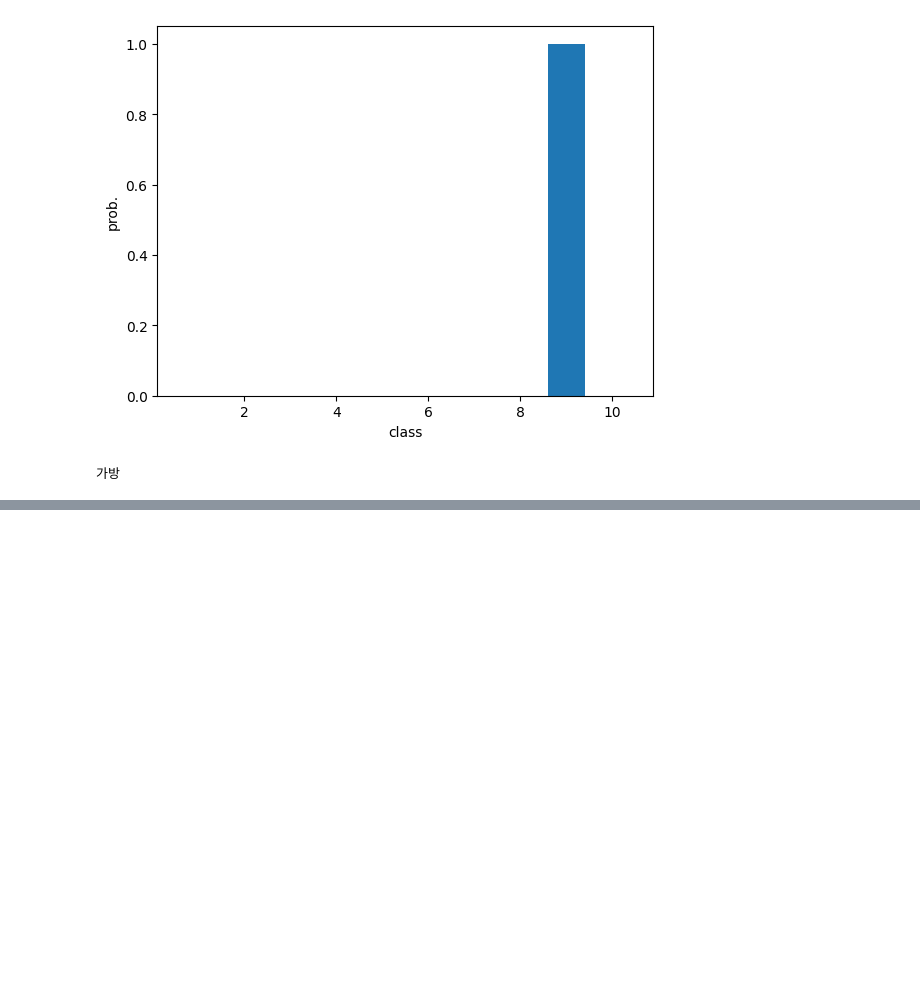
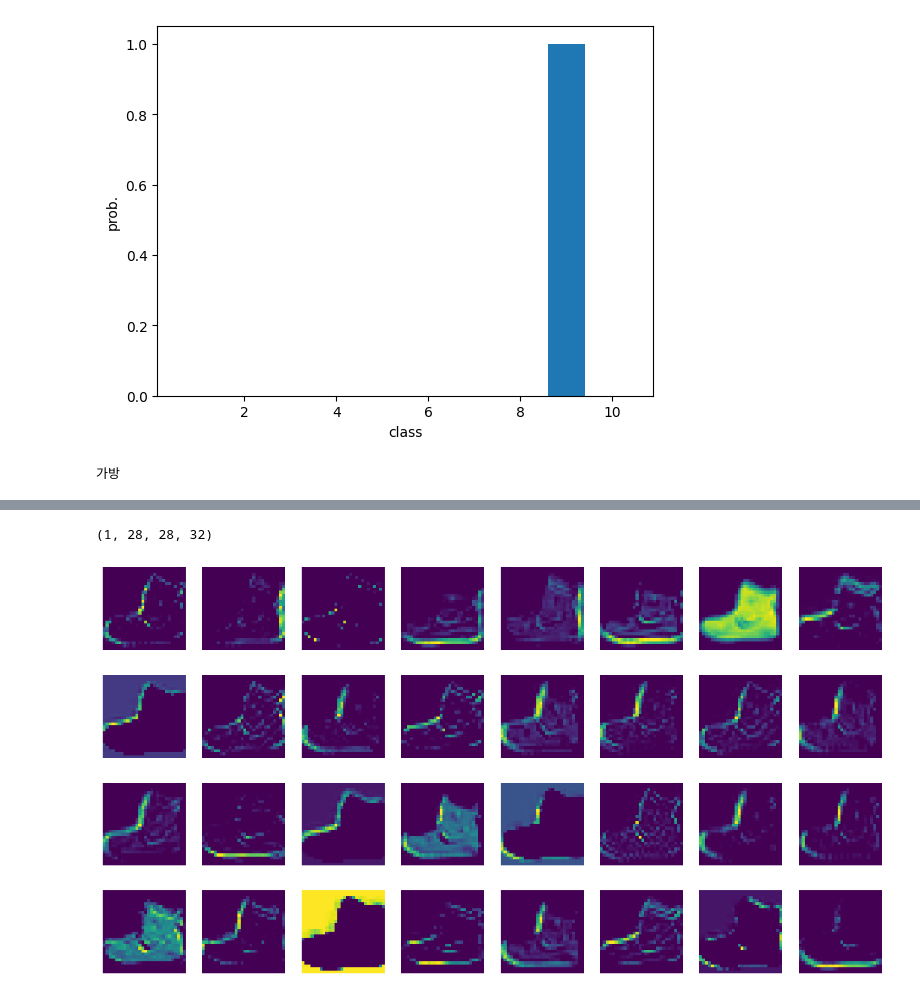
Before and after one commit to Sangyeonglee353/ai-hongong, a Jupyter notebook: Chapter_08_이미지를_위한_인공_신경망.ipynb, the cells around one changed output, grey strips where cells are left out. Saved outputs shown, nothing was run; the diff lists cells and outputs as text; code cells hidden in the pictures; blank space fills up the shorter version.

```diff
--- a/Chapter_08_이미지를_위한_인공_신경망.ipynb
+++ b/Chapter_08_이미지를_위한_인공_신경망.ipynb
@@ -169,0 +287,7 @@ model.evaluate(test_scaled, test_target)
+# %%
+# 2. 하나의 샘플을 전달하더라도 꼭 첫 번째 차원 유지해야 함.
+# 2.1 슬라이싱 연산자를 사용해 첫 번째 샘플 선택
+# 2.2 (784, ) 크기를 (28, 28, 1) 크기로 변경하고 255로 나눔
+inputs = train_input[0:1].reshape(-1, 28, 28, 1)/255.0
+
+feature_maps = conv_acti.predict(inputs)
@@ -169,0 +296,15 @@ model.evaluate(test_scaled, test_target)
+# %%
+# 3. feature_maps의 크기 확인
+print(feature_maps.shape)
+# %% [output]
+(1, 28, 28, 32)
+# %%
+# 4. 32개의 특성 맵 4개의 행으로 그리기
+fig, axs = plt.subplots(4, 8, figsize=(15, 8))
+for i in range(4):
+  for j in range(8):
+    axs[i, j].imshow(feature_maps[0, :, :, i*8 + j])
+    axs[i, j].axis('off')
+plt.show()
+# %% [output]
+[figure, added]
```
Also changed, not shown: parts of 32 cells of this notebook.
